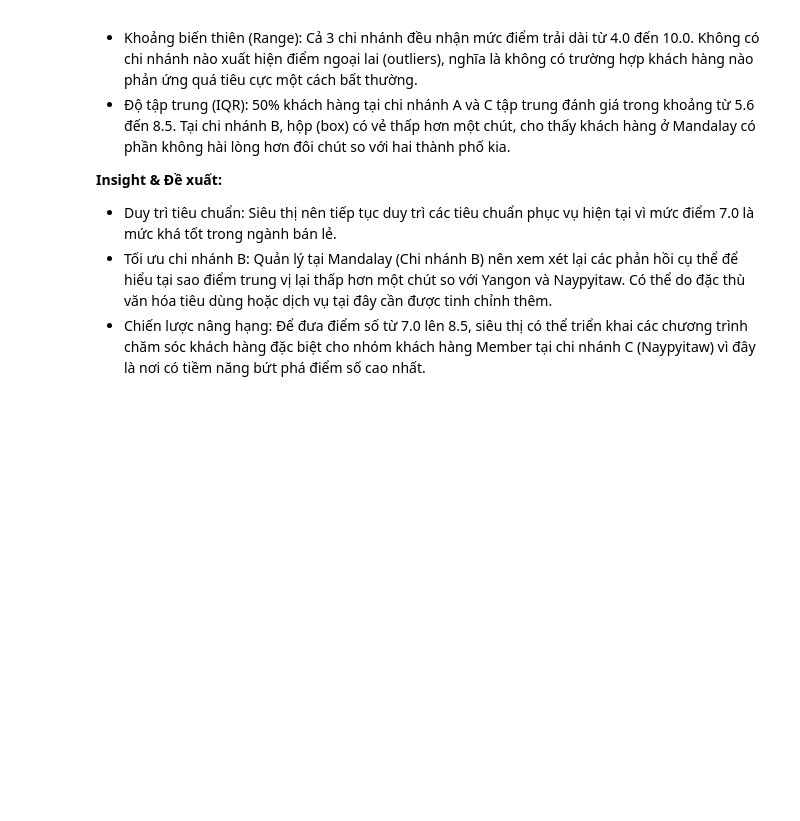
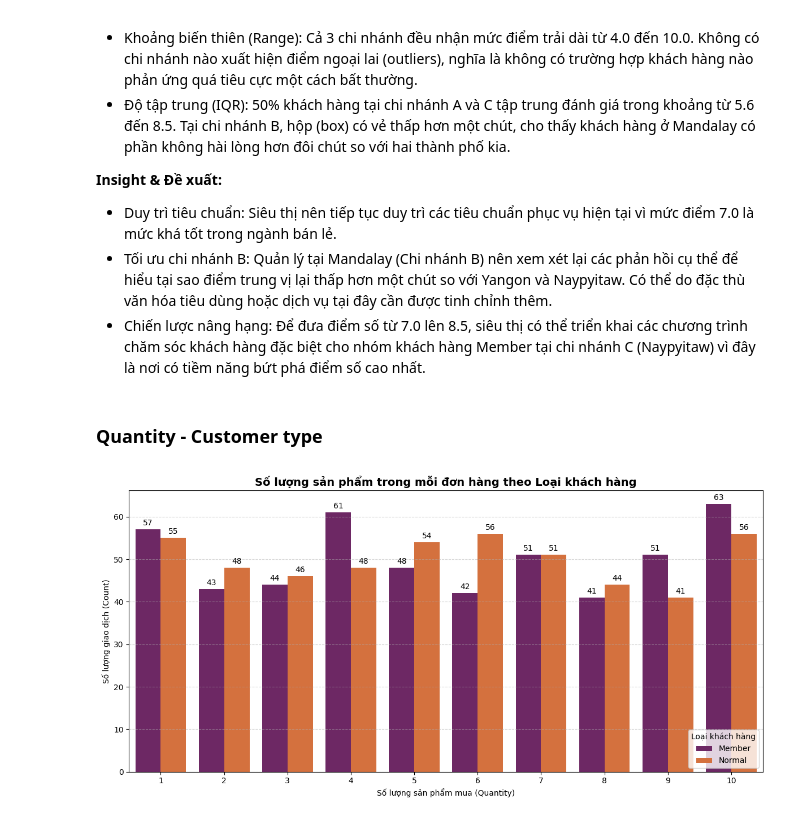
Before and after one commit to Jackxeid/Learn---MindX, a Jupyter notebook: Final Project/finalProject.ipynb, the cells around one changed output. Cells and saved outputs as stored; diff of their text form; code cells hidden in the pictures; blank space fills up the shorter version.

```diff
--- a/Final Project/finalProject.ipynb
+++ b/Final Project/finalProject.ipynb
@@ -529,3 +529,23 @@ plt.show()
 - Duy trì tiêu chuẩn: Siêu thị nên tiếp tục duy trì các tiêu chuẩn phục vụ hiện tại vì mức điểm 7.0 là mức khá tốt trong ngành bán lẻ.
 - Tối ưu chi nhánh B: Quản lý tại Mandalay (Chi nhánh B) nên xem xét lại các phản hồi cụ thể để hiểu tại sao điểm trung vị lại thấp hơn một chút so với Yangon và Naypyitaw. Có thể do đặc thù văn hóa tiêu dùng hoặc dịch vụ tại đây cần được tinh chỉnh thêm.
 - Chiến lược nâng hạng: Để đưa điểm số từ 7.0 lên 8.5, siêu thị có thể triển khai các chương trình chăm sóc khách hàng đặc biệt cho nhóm khách hàng Member tại chi nhánh C (Naypyitaw) vì đây là nơi có tiềm năng bứt phá điểm số cao nhất.
+# %% [markdown]
+### Quantity - Customer type
+# %%
+plt.figure(figsize=(12, 6))
+
+ax = sns.countplot(data=df, x='Quantity', hue='Customer type', palette='inferno')
+
+for container in ax.containers:
+    ax.bar_label(container, fmt='%d', padding=3)
+
+plt.title('Số lượng sản phẩm trong mỗi đơn hàng theo Loại khách hàng', fontsize=14, fontweight='bold')
+plt.xlabel('Số lượng sản phẩm mua (Quantity)')
+plt.ylabel('Số lượng giao dịch (Count)')
+plt.legend(title='Loại khách hàng', loc='lower right')
+
+plt.grid(axis='y', linestyle='--', alpha=alpha)
+plt.tight_layout()
+plt.show()
+# %% [output]
+[figure, added]
```
Also changed, not shown: parts of 5 cells of this notebook.
